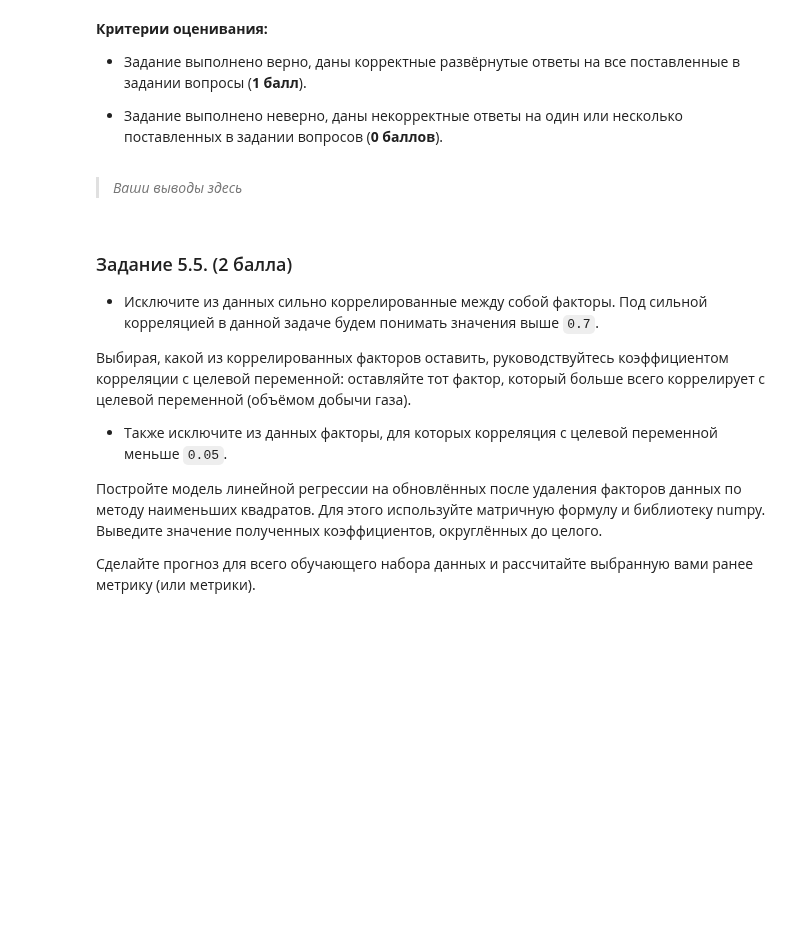
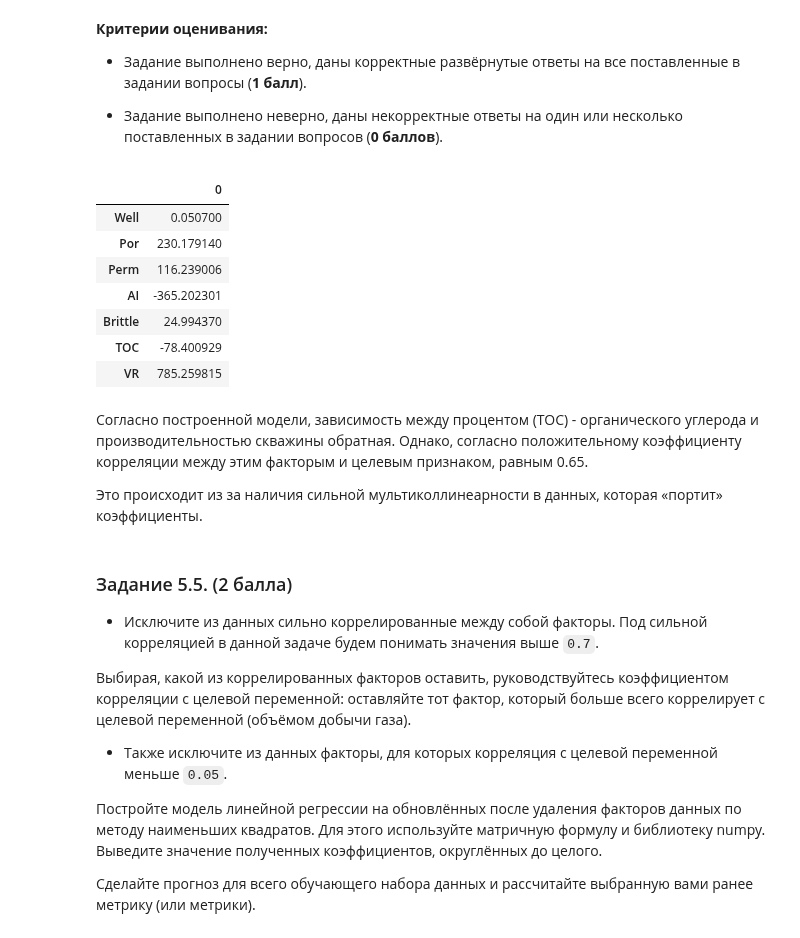
Before and after one commit to d3enjan/sf_data_science, a Jupyter notebook: skillfactory/MATH&ML-2. Линейная алгебра в контексте линейных методов. Часть II/MATH-ML-2. Практика. Ноутбук-шаблон.ipynb, the cells around one changed output. Drawn from its saved outputs; the diff is of its cells as text; code cells hidden in the pictures; blank space fills up the shorter version.

```diff
--- a/skillfactory/MATH&ML-2. Линейная алгебра в контексте линейных методов. Часть II/MATH-ML-2. Практика. Ноутбук-шаблон.ipynb
+++ b/skillfactory/MATH&ML-2. Линейная алгебра в контексте линейных методов. Часть II/MATH-ML-2. Практика. Ноутбук-шаблон.ipynb
@@ -270,9 +270,22 @@ R2 score: 0.96
 
 - Задание выполнено неверно, даны некорректные ответы на один или несколько поставленных в задании вопросов (**0 баллов**).
 # %%
-# Ваш код здесь
+# ваш код здесь
+datacolums = data.drop(['Prod'], axis=1)
+pd.DataFrame(coef[0][1:], datacolums.columns)
+# %% [output]
+|  | 0 |
+| Well | 0.050700 |
+| Por | 230.179140 |
+| Perm | 116.239006 |
+| AI | -365.202301 |
+| Brittle | 24.994370 |
+| TOC | -78.400929 |
+| VR | 785.259815 |
 # %% [markdown]
-> *Ваши выводы здесь*
+Согласно построенной модели, зависимость между процентом (ТОС) - органического углерода и производительностью скважины обратная. Однако, согласно положительному коэффициенту корреляции между этим факторым и целевым признаком, равным 0.65.
+
+Это происходит из за наличия сильной мультиколлинеарности в данных, которая «портит» коэффициенты.
 # %% [markdown]
 ### Задание 5.5. (2 балла)
 
```
Also changed, not shown: parts of 3 cells of this notebook.
